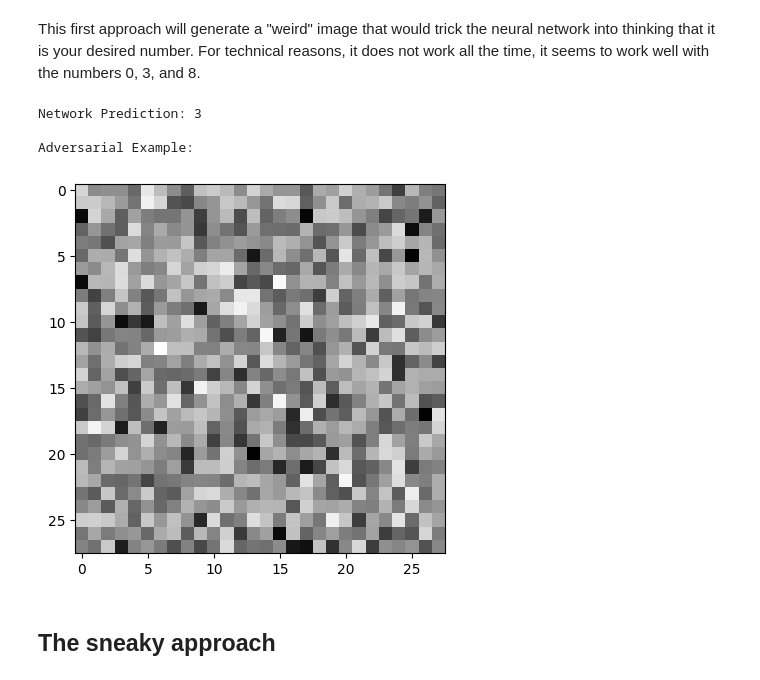
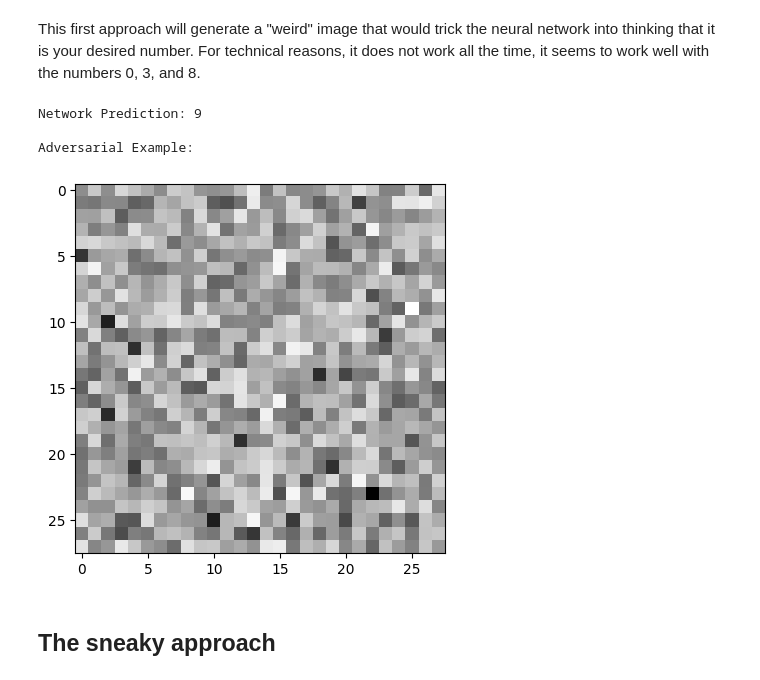
Before and after one commit to nouredd2/Simple_Adversarial_Examples, a Jupyter notebook: adversarial_example.ipynb, the cells around one changed output. Drawn from its saved outputs; the diff is of its cells as text; code cells hidden in the pictures.

```diff
--- a/adversarial_example.ipynb
+++ b/adversarial_example.ipynb
@@ -149,12 +149,12 @@ def generate(n):
 # %% [markdown]
 This first approach will generate a "weird" image that would trick the neural network into thinking that it is your desired number. For technical reasons, it does not work all the time, it seems to work well with the numbers 0, 3, and 8.
 # %%
-generate(3)
+generate(9)
 # %% [output]
-Network Prediction: 3
+Network Prediction: 9
 
 Adversarial Example:
-[figure, old version]
+[figure, new version]
 # %% [markdown]
 ## The sneaky approach
 # %% [markdown]
```
Also changed, not shown: parts of 2 cells of this notebook.
